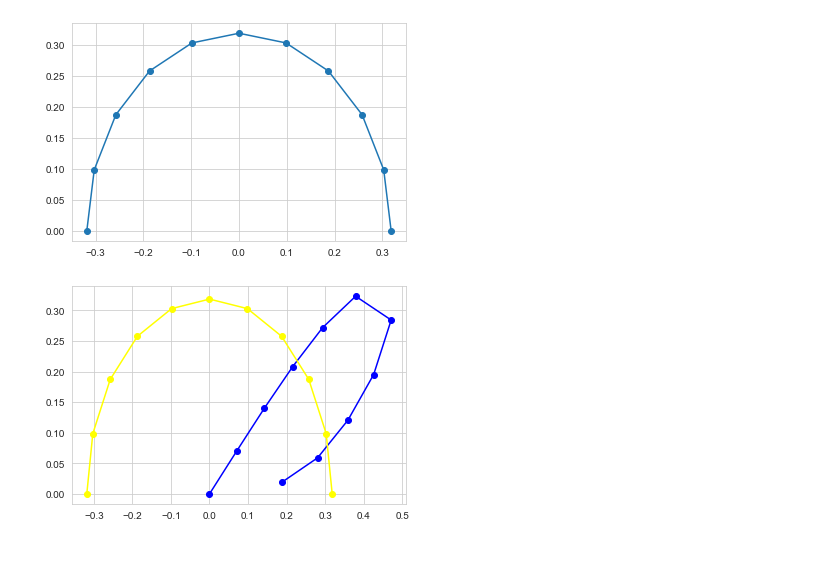
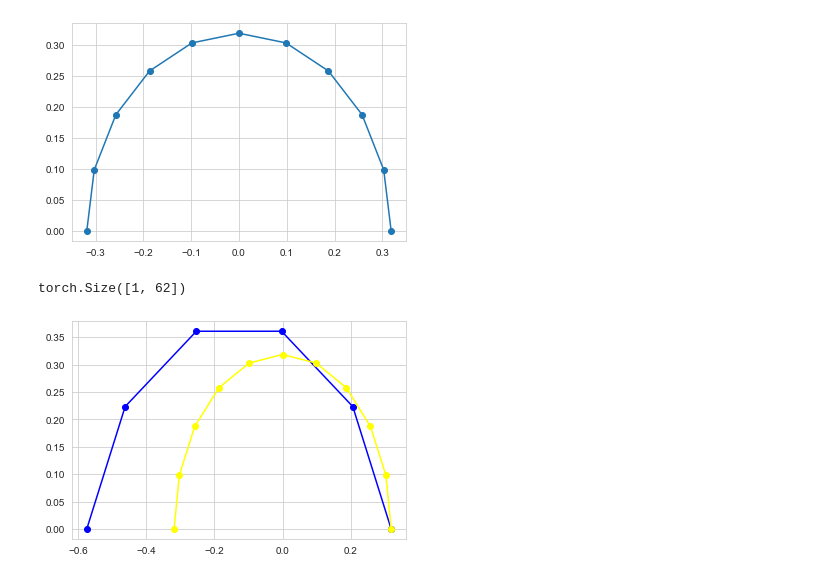
Before and after one commit to LinusBleistein/Signature-inversion, a Jupyter notebook: Insertion algorithm.ipynb, the cells around one changed output. Saved outputs shown, nothing was run; the diff lists cells and outputs as text; code cells hidden in the pictures.

```diff
--- a/Insertion algorithm.ipynb
+++ b/Insertion algorithm.ipynb
@@ -291,0 +62,11 @@ def solve_optimization_problem(signature,signature_next_step,p,n,dimension):
+# %%
+dimension=4
+test_path = torch.rand((1,10,dimension))
+n=3
+signature_test = signatory.signature(test_path, n)
+last_signature_term = get_signature_as_tensor(signature_test,dimension,n)["Depth "+ str(n)]
+p=3
+
+# Test if A has the right structure: A^TA should be diagonal with same values in the diagonal.
+A_matrix=get_A_matrix(p,signature_test,n,dimension)
+print(np.matmul(np.transpose(A_matrix),A_matrix))
@@ -319,25 +105,28 @@ plt.show()
 # %%
 path = torch.tensor(np.array((x1,x2)).T)
 
-k=10
+k=4
 
 signature = signatory.signature(path.unsqueeze(0), k)
 signature_next = signatory.signature(path.unsqueeze(0), k+1)
+print(signature_next.shape)
 
-reconstructed_path_derivatives = np.zeros(shape=(2,k))
+reconstructed_path_derivatives = np.zeros(shape=(2,k+1))
 
-reconstructed_path = np.zeros(shape=(2,k+1))
+reconstructed_path = np.zeros(shape=(2,k+2))
+reconstructed_path[:,0]=[x1[0],x2[0]]
 
-for p in np.arange(1,k+1):
+for p in np.arange(1,k+2):
 
     x_optimal = solve_optimization_problem(signature, signature_next,p,n=k,dimension=2)
 
     reconstructed_path_derivatives[:,p-1] = x_optimal
 
     reconstructed_path[:,p] = reconstructed_path[:,p-1] + reconstructed_path_derivatives[:,p-1]*(1/k)
 
 plt.plot(reconstructed_path[0,:],reconstructed_path[1,:],c='blue',marker='o')
 plt.plot(x1,x2,linestyle='-',marker='o',c='yellow')
 plt.show()
 # %% [output]
+torch.Size([1, 62])
-[figure, old version]
+[figure, new version]
```
Also changed, not shown: parts of 15 cells of this notebook, 2 other files.
